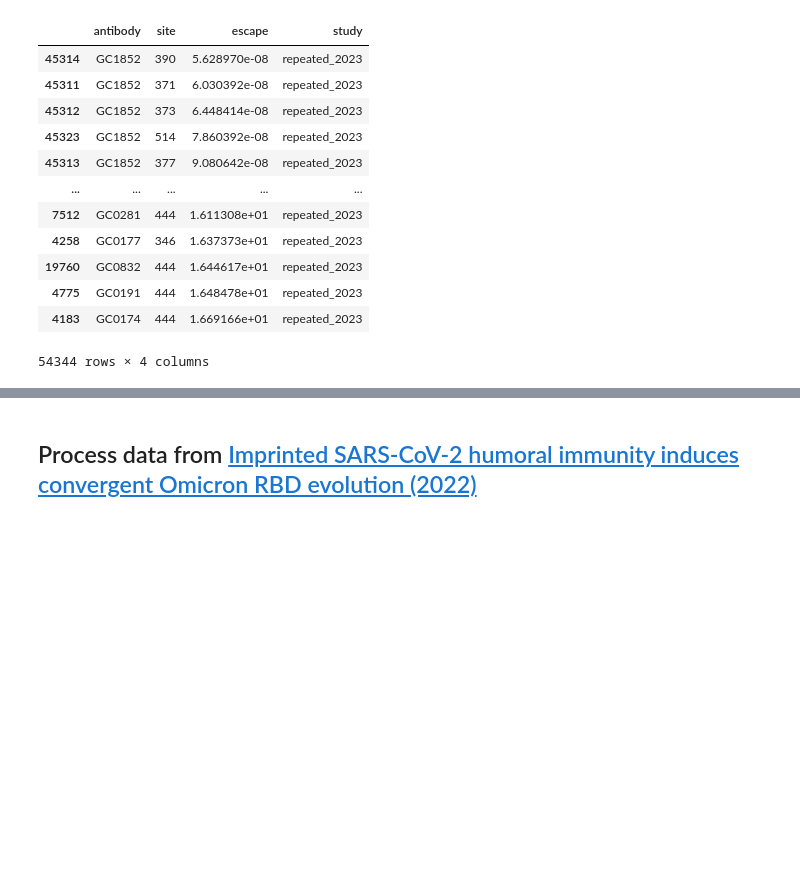
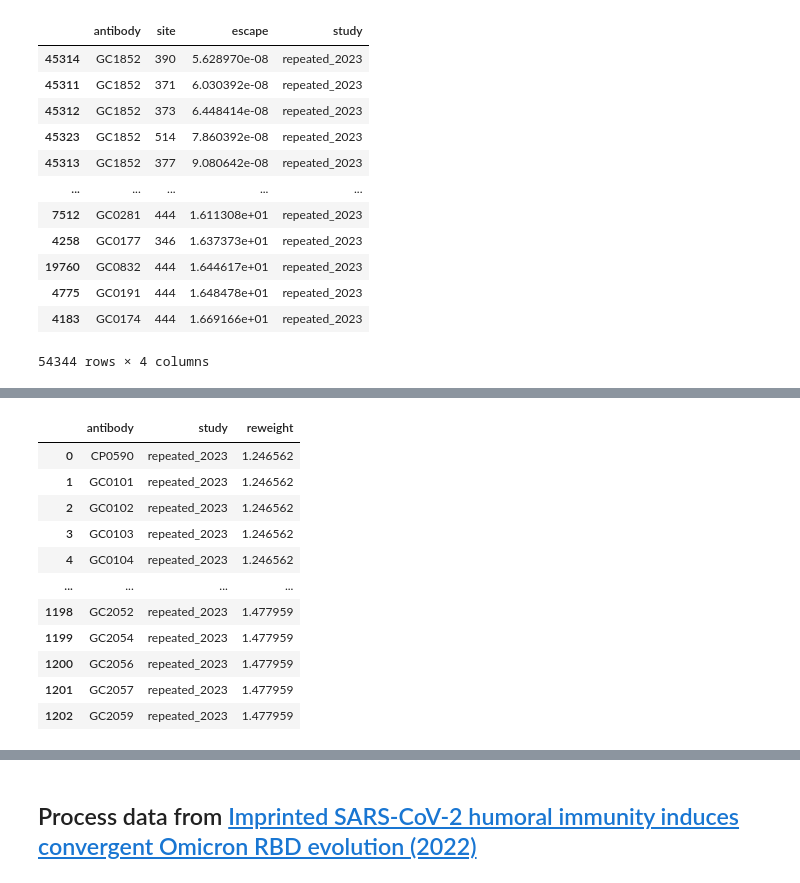
Before and after one commit to jbloomlab/SARS2-RBD-escape-calc, a Jupyter notebook: process_data.ipynb, the cells around one changed output, grey strips where cells are left out. Cells and saved outputs as stored; diff of their text form; code cells hidden in the pictures; blank space fills up the shorter version.

Commit message:
compute `antibody_reweighting` in `process_data`

```diff
--- a/process_data.ipynb
+++ b/process_data.ipynb
@@ -11,6 +11,8 @@ import math
 import os
 
 import matplotlib.pyplot as plt
+
+import numpy
 
 import pandas as pd
 
@@ -18,6 +20,8 @@ import yaml
 
 with open("config.yaml") as f:
     config = yaml.safe_load(f)
+
+antibody_reweighting = config["antibody_reweighting"]
 # %% [markdown]
 ## Process data from [Repeated Omicron infection alleviates SARS-CoV-2 immune imprinting (2023)](https://www.biorxiv.org/content/10.1101/2023.05.01.538516v2)
 # %%
@@ -178,0 +188,78 @@ repeated_2023_escape.sort_values("escape")
+# %%
+repeated_2023_desired_reweighting = (
+    pd.Series(antibody_reweighting["repeated_2023"]["cross_reactive_weights"])
+    .rename_axis("source")
+    .rename("desired_cross_reactive_frac")
+    .reset_index()
+)
+assert set(repeated_2023_desired_reweighting["source"]).issubset(repeated_2023_source["source"])
+print(f"Using the following reweightings:\n{repeated_2023_desired_reweighting}")
+
+repeated_2023_reweighting = (
+    repeated_2023_binding
+    .groupby("antibody", as_index=False)
+    .aggregate(n_binds=pd.NamedAgg("binds", "nunique"))
+    .assign(cross_reactive=lambda x: x["n_binds"] == 2)
+    .merge(repeated_2023_source, on="antibody", validate="one_to_one")
+    .merge(repeated_2023_desired_reweighting, on="source", validate="many_to_one")
+    .assign(
+        N_c=lambda x: x.groupby("source")["cross_reactive"].transform("sum"),
+        N=lambda x: x.groupby("source")["antibody"].transform("count"),
+        N_s=lambda x: x["N"] - x["N_c"],
+        cross_reactive_frac=lambda x: x["N_c"] / x["N"],
+        reweight=lambda x: numpy.where(
+            x["cross_reactive"],
+            (
+                x["desired_cross_reactive_frac"] * x["N_s"]
+                / (x["N_c"] * (1 - x["desired_cross_reactive_frac"]))
+            ),
+            1,
+        ),
+    )
+    .assign(
+        reweight=lambda x: (
+            x["reweight"] / x.groupby("source")["reweight"].transform("mean")
+        ),
+    )
+)
+
+print("\nConfirm re-weighting worked:")
+display(
+    repeated_2023_reweighting
+    .assign(cross_reactive_reweight=lambda x: x["cross_reactive"] * x["reweight"])
+    .groupby(["source", "desired_cross_reactive_frac", "cross_reactive_frac"], as_index=False)
+    .aggregate(
+        reweighted_cross_reactive_sum=pd.NamedAgg("cross_reactive_reweight", "sum"),
+        reweighted_sum=pd.NamedAgg("reweight", "sum"),
+    )
+    .assign(
+        cross_reactive_reweight_frac=lambda x: x["reweighted_cross_reactive_sum"] / x["reweighted_sum"],
+    )
+    .drop(columns=["reweighted_cross_reactive_sum", "reweighted_sum"])
+    .merge(
+        repeated_2023_reweighting
+        .groupby("source", as_index=False)
+        .aggregate(
+            n_antibodies=pd.NamedAgg("antibody", "nunique"),
+            summed_reweights=pd.NamedAgg("reweight", "sum"),
+        )
+    )
+)
+
+print("\nHere are the re-weightings:")
+display(
+    repeated_2023_reweighting
+    [["study", "source", "cross_reactive", "reweight"]]
+    .drop_duplicates()
+    .sort_values(["source", "cross_reactive"])
+    .reset_index(drop=True)
+)
+
+# get the reweightings
+repeated_2023_reweighting = (
+    repeated_2023_reweighting
+    [["antibody", "study", "reweight"]]
+)
+
+repeated_2023_reweighting
+# %% [output]
@@ -178,0 +289,12 @@ repeated_2023_escape.sort_values("escape")
+|  | antibody | study | reweight |
+| 0 | CP0590 | repeated_2023 | 1.246562 |
+| 1 | GC0101 | repeated_2023 | 1.246562 |
+| 2 | GC0102 | repeated_2023 | 1.246562 |
+| 3 | GC0103 | repeated_2023 | 1.246562 |
+| 4 | GC0104 | repeated_2023 | 1.246562 |
+| ... | ... | ... | ... |
+| 1198 | GC2052 | repeated_2023 | 1.477959 |
+| 1199 | GC2054 | repeated_2023 | 1.477959 |
+| 1200 | GC2056 | repeated_2023 | 1.477959 |
+| 1201 | GC2057 | repeated_2023 | 1.477959 |
+| 1202 | GC2059 | repeated_2023 | 1.477959 |
```
Also changed, not shown: parts of 5 cells of this notebook, 2 other files.
